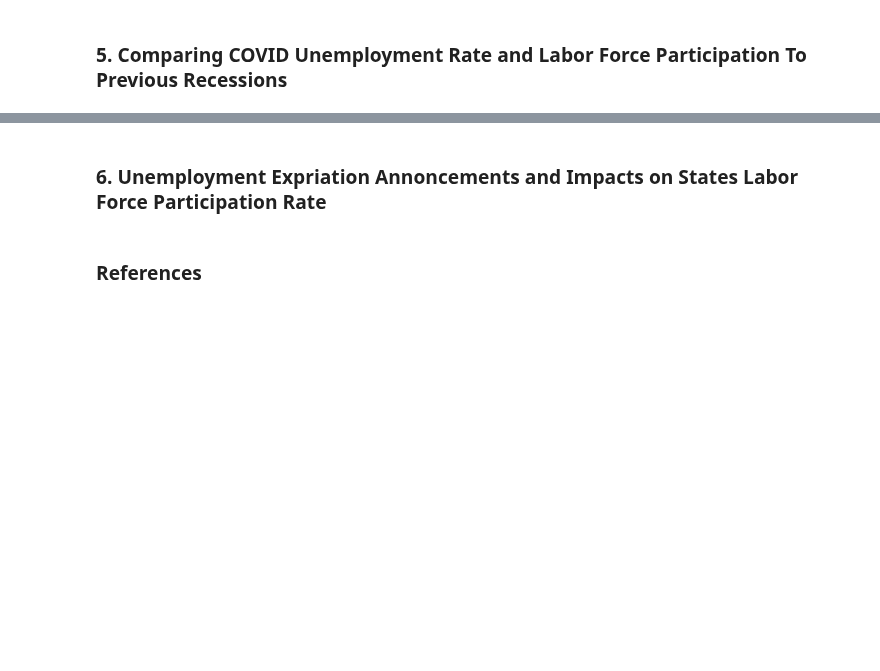
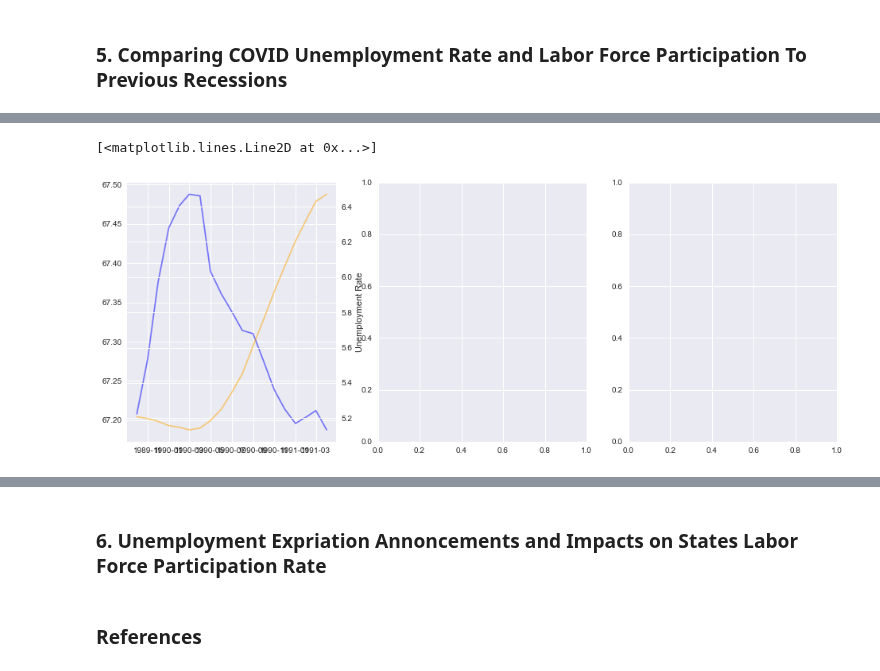
Before and after one commit to vgm236/ferrante_moreira_data_project, a Jupyter notebook: app/ferrante_moreira_project.ipynb, the cells around one changed output, grey strips where cells are left out. Saved outputs shown, nothing was run; the diff lists cells and outputs as text; code cells hidden in the pictures; blank space fills up the shorter version.

```diff
--- a/app/ferrante_moreira_project.ipynb
+++ b/app/ferrante_moreira_project.ipynb
@@ -950,0 +939,32 @@ rec_81.plot()
+# %%
+# attempt to write the code above more efficently
+
+fig, ax = plt.subplots(1, 3, figsize=(16,6))
+
+charts = [[0, 0], [0, 1], [0, 2], [1, 0], [1, 1], [1, 2]]
+
+lfp_rec = [recession_79["labor_force_participation"].mean(axis=1),
+recession_81["labor_force_participation"].mean(axis=1),
+recession_89["labor_force_participation"].mean(axis=1),
+recession_01["labor_force_participation"].mean(axis=1),
+recession_07["labor_force_participation"].mean(axis=1),
+recession_covid["labor_force_participation"].mean(axis=1)]
+
+ur_rec = [recession_79["unemployment_rate"].mean(axis=1),
+recession_81["unemployment_rate"].mean(axis=1),
+recession_89["unemployment_rate"].mean(axis=1),
+recession_01["unemployment_rate"].mean(axis=1),
+recession_07["unemployment_rate"].mean(axis=1),
+recession_covid["unemployment_rate"].mean(axis=1)]
+
+for i in charts:
+    for (i, j) in zip(lfp_rec, ur_rec):
+
+
+ax[0].plot(recession_89["labor_force_participation"].mean(axis=1), color = 'b', alpha=0.5)
+ax[0] = ax[0].twinx()
+ax[0].set_ylabel("Unemployment Rate")
+ax[0].plot(recession_89["unemployment_rate"].mean(axis=1), color='orange', alpha=0.5)
+# %% [output]
+[<matplotlib.lines.Line2D at 0x...>]
+[figure, added]
```
Also changed, not shown: parts of 17 cells of this notebook.
